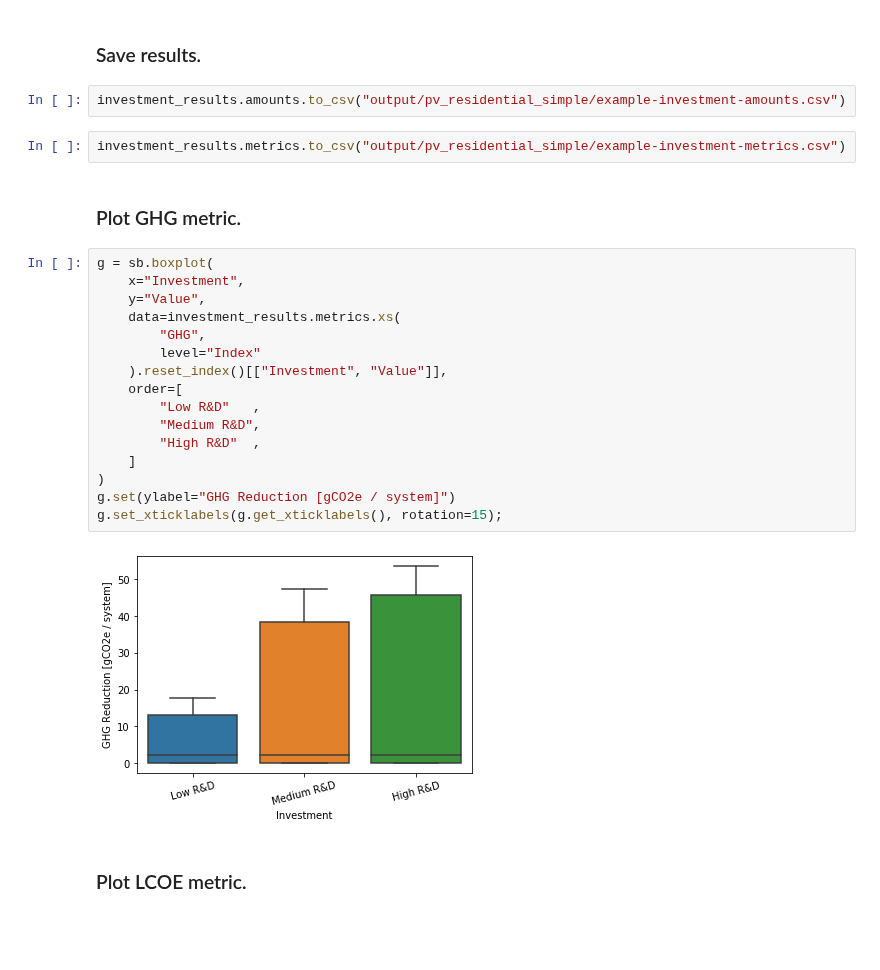
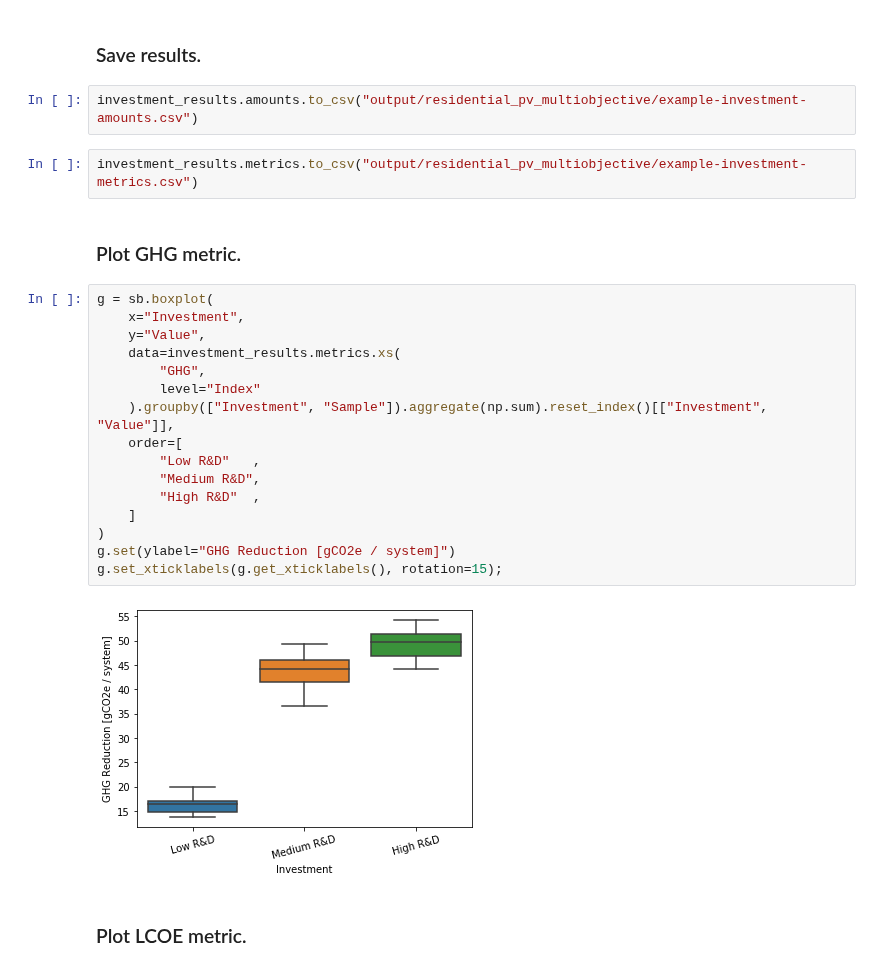
Before and after one commit to NREL/tyche, a Jupyter notebook: ioc-0/pv_residential_simple.ipynb, the cells around one changed output. Drawn from its saved outputs; the diff is of its cells as text; blank space fills up the shorter version.

```diff
--- a/ioc-0/pv_residential_simple.ipynb
+++ b/ioc-0/pv_residential_simple.ipynb
@@ -309,29 +309,29 @@ investment_results.summary.xs(1, level="Sample", drop_level=False)
 # %% [markdown]
 ### Save results.
 # %%
-investment_results.amounts.to_csv("output/pv_residential_simple/example-investment-amounts.csv")
+investment_results.amounts.to_csv("output/residential_pv_multiobjective/example-investment-amounts.csv")
 # %%
-investment_results.metrics.to_csv("output/pv_residential_simple/example-investment-metrics.csv")
+investment_results.metrics.to_csv("output/residential_pv_multiobjective/example-investment-metrics.csv")
 # %% [markdown]
 ### Plot GHG metric.
 # %%
 g = sb.boxplot(
     x="Investment",
     y="Value",
     data=investment_results.metrics.xs(
         "GHG",
         level="Index"
-    ).reset_index()[["Investment", "Value"]],
+    ).groupby(["Investment", "Sample"]).aggregate(np.sum).reset_index()[["Investment", "Value"]],
     order=[
         "Low R&D"   ,
         "Medium R&D",
         "High R&D"  ,
     ]
 )
 g.set(ylabel="GHG Reduction [gCO2e / system]")
 g.set_xticklabels(g.get_xticklabels(), rotation=15);
 # %% [output]
-[figure, old version]
+[figure, new version]
 # %% [markdown]
 ### Plot LCOE metric.
 # %%
```
Also changed, not shown: parts of 26 cells of this notebook, 6 other files.
